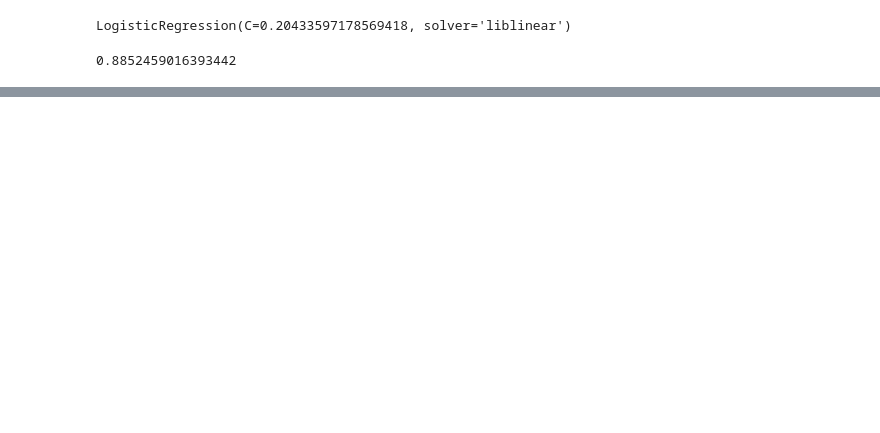
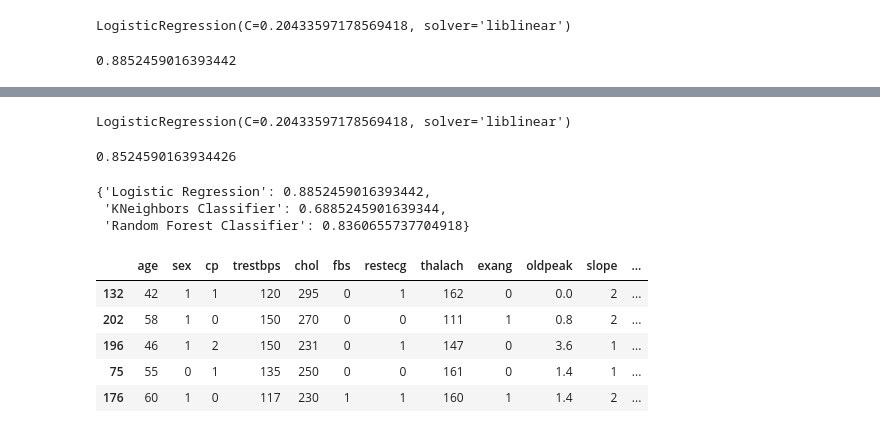
Before and after one commit to Tanishq-19/Heart-Disease-Classification, a Jupyter notebook: Heart-Disease-Classification.ipynb, the cells around one changed output, grey strips where cells are left out. Drawn from its saved outputs; the diff is of its cells as text; code cells hidden in the pictures; blank space fills up the shorter version.

```diff
--- a/Heart-Disease-Classification.ipynb
+++ b/Heart-Disease-Classification.ipynb
@@ -847,0 +856,23 @@ clf_gx.score(X_test, y_test)
+# %%
+model.fit(X_train_scaled, y_train)
+# %% [output]
+LogisticRegression(C=0.20433597178569418, solver='liblinear')
+# %%
+model.score(X_test_scaled, y_test)
+# %% [output]
+0.8524590163934426
+# %%
+model_scores
+# %% [output]
+{'Logistic Regression': 0.8852459016393442,
+ 'KNeighbors Classifier': 0.6885245901639344,
+ 'Random Forest Classifier': 0.8360655737704918}
+# %%
+X_train.head()
+# %% [output]
+|  | age | sex | cp | trestbps | chol | fbs | restecg | thalach | exang | oldpeak | slope | ... |
+| 132 | 42 | 1 | 1 | 120 | 295 | 0 | 1 | 162 | 0 | 0.0 | 2 | ... |
+| 202 | 58 | 1 | 0 | 150 | 270 | 0 | 0 | 111 | 1 | 0.8 | 2 | ... |
+| 196 | 46 | 1 | 2 | 150 | 231 | 0 | 1 | 147 | 0 | 3.6 | 1 | ... |
+| 75 | 55 | 0 | 1 | 135 | 250 | 0 | 0 | 161 | 0 | 1.4 | 1 | ... |
+| 176 | 60 | 1 | 0 | 117 | 230 | 1 | 1 | 160 | 1 | 1.4 | 2 | ... |
```
Also changed, not shown: parts of 21 cells of this notebook.
